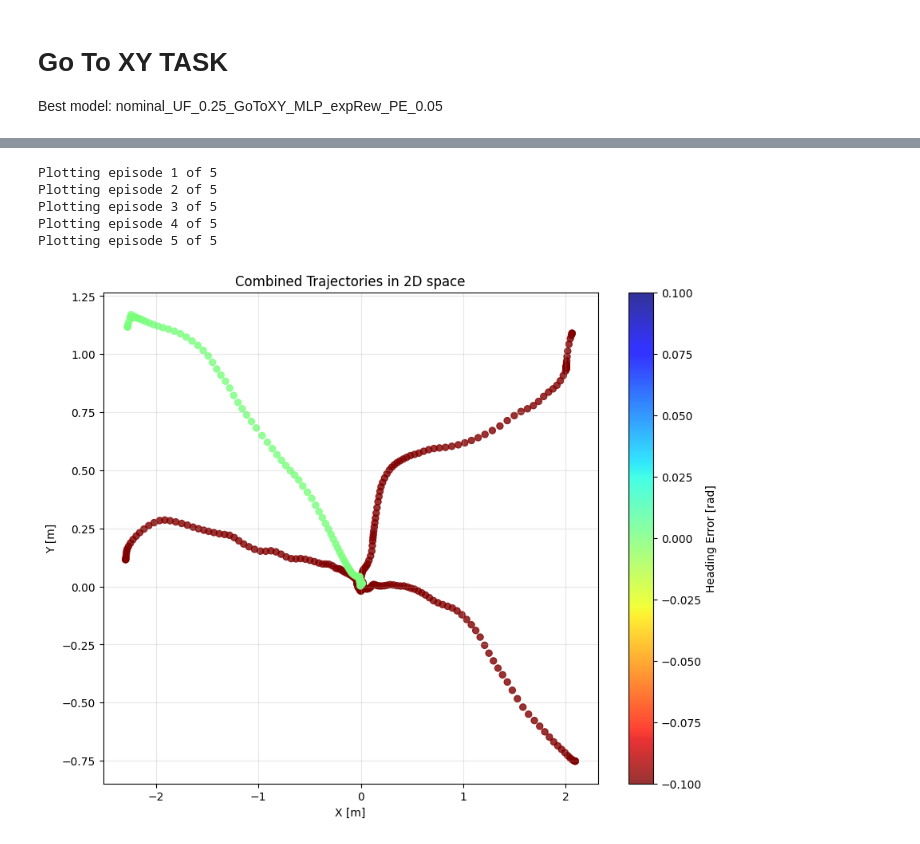
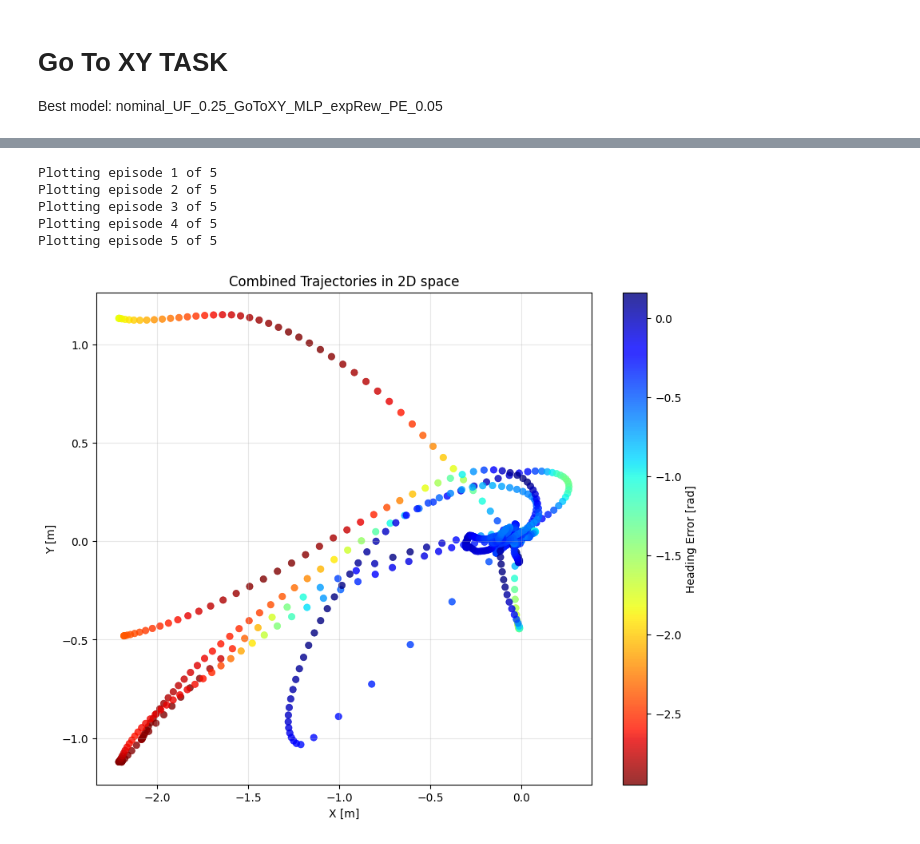
Before and after one commit to elharirymatteo/RANS, a Jupyter notebook: omniisaacgymenvs/utils/icra24_results.ipynb, the cells around one changed output, grey strips where cells are left out. Saved outputs shown, nothing was run; the diff lists cells and outputs as text; code cells hidden in the pictures.

```diff
--- a/omniisaacgymenvs/utils/icra24_results.ipynb
+++ b/omniisaacgymenvs/utils/icra24_results.ipynb
@@ -66,7 +67,7 @@ def plot_single_pose_traj(state_history, ax, **kwargs):
     colors = np.arctan2(heading_error[:, 1], heading_error[:, 0])
 
     # Create a scatter plot with varying colors
-    sc = ax.scatter(x, y, c=colors, cmap='jet_r', alpha=0.8, linewidth=0.75, **kwargs)
+    sc = ax.scatter(x, y, c=colors, cmap='jet_r', alpha=0.8, linewidth=0.5, **kwargs)
     return sc
 
 def plot_single_xy_traj(state_history, ax, color, **kwargs):
@@ -117,35 +126,39 @@ Plotting episode 6 of 6
 # %%
 
-lab_exp_dir = "../ros_lab_exp/11_9_23/xy_RL"
-lab_exp_episodes = os.listdir(lab_exp_dir)
+exp_names = ['dc_controller']
+lab_exp_dir = "../ros_lab_exp/8_9_23/"
 
-# Create a single figure to combine the plots
-fig, ax = plt.subplots(figsize=(10, 8))
+for exp_name in exp_names:
+    exp_dir = os.path.join(lab_exp_dir, exp_name)
+    lab_exp_episodes = [ep for ep in os.listdir(exp_dir) if ".png" not in ep]
 
-for i, episode in enumerate(lab_exp_episodes):
-    states = np.load(os.path.join(lab_exp_dir, episode, "obs.npy"), allow_pickle=True)
-    states = np.squeeze(states)
-    print(f"Plotting episode {i+1} of {len(lab_exp_episodes)}")
-    sc = plot_single_pose_traj(states, ax=ax)
+    # Create a single figure to combine the plots
+    fig, ax = plt.subplots(figsize=(10, 8))
 
-# Customize the appearance of the plot
-plt.colorbar(sc, label='Heading Error [rad]')
-plt.grid(alpha=0.3)
-plt.xlabel('X [m]')
-plt.ylabel('Y [m]')
-plt.title('Combined Trajectories in 2D space')
+    for i, episode in enumerate(lab_exp_episodes):
+        states = np.load(os.path.join(exp_dir, episode, "obs.npy"), allow_pickle=True)
+        states = np.squeeze(states)
+        print(f"Plotting episode {i+1} of {len(lab_exp_episodes)}")
+        sc = plot_single_pose_traj(states, ax=ax)
 
-# Save the combined plot
-plt.savefig(os.path.join(lab_exp_dir, "combined_trajectories.png"))
+    # Customize the appearance of the plot
+    plt.colorbar(sc, label='Heading Error [rad]')
+    plt.grid(alpha=0.3)
+    plt.xlabel('X [m]')
+    plt.ylabel('Y [m]')
+    plt.title('Combined Trajectories in 2D space')
 
-# Show the combined plot
-plt.show()
+    # Save the combined plot
+    plt.savefig(os.path.join(exp_dir, "combined_trajectories.png"))
+
+    # Show the combined plot
+    plt.show()
 # %% [output]
 Plotting episode 1 of 5
 Plotting episode 2 of 5
 Plotting episode 3 of 5
 Plotting episode 4 of 5
 Plotting episode 5 of 5
-[figure, old version]
+[figure, new version]
 # %%
 
```
Also changed, not shown: parts of 6 cells of this notebook, 1 other file.
